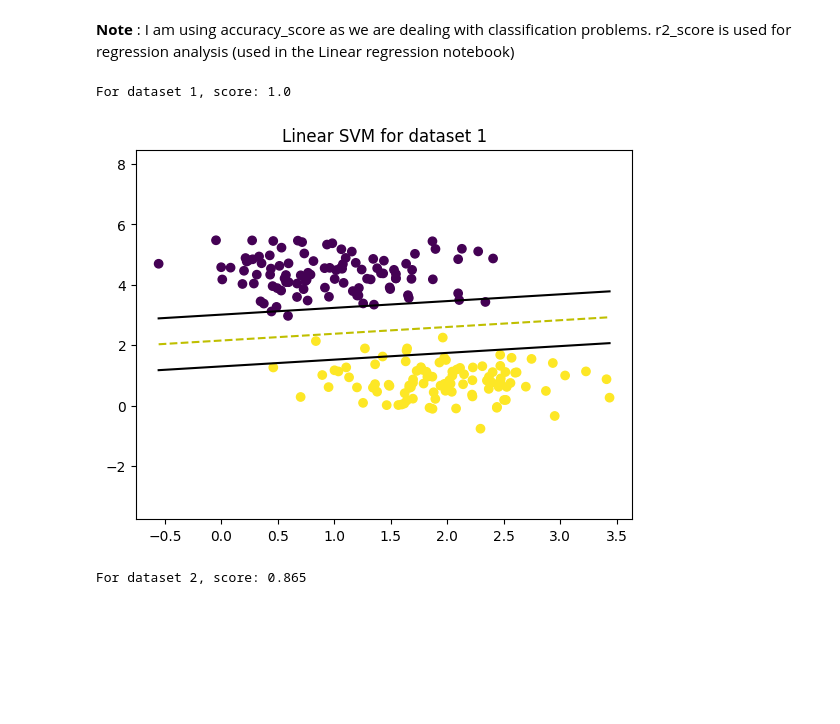
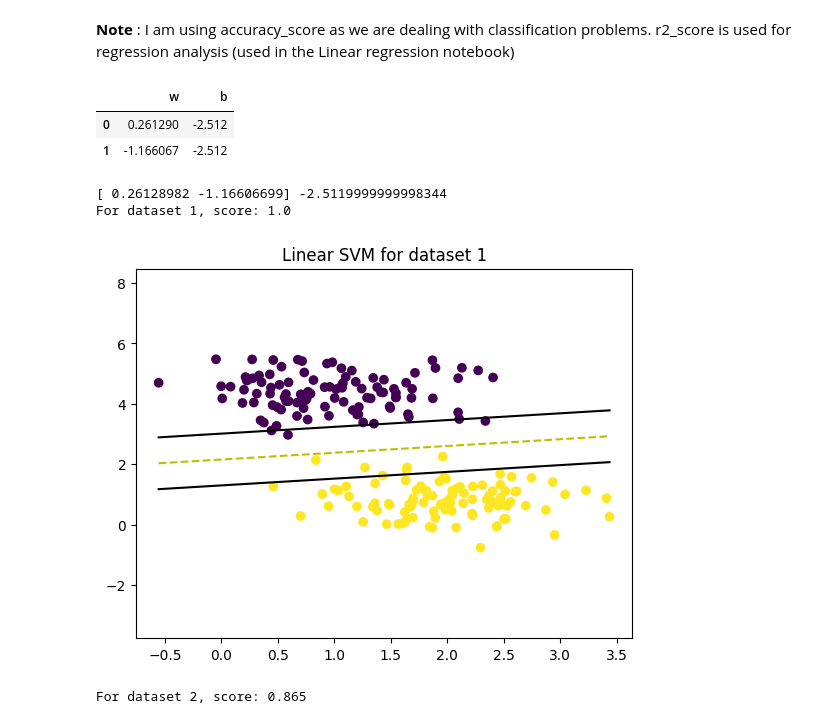
Before and after one commit to Akranth3/Parallel_SVM, a Jupyter notebook: code/svm-from-scratch.ipynb, the cells around one changed output. Saved outputs shown, nothing was run; the diff lists cells and outputs as text; code cells hidden in the pictures; blank space fills up the shorter version.

```diff
--- a/code/svm-from-scratch.ipynb
+++ b/code/svm-from-scratch.ipynb
@@ -308,9 +329,28 @@ r2_score is used for regression analysis (used in the Linear regression notebook
+# %%
+import matplotlib.pyplot as plt
+import pandas as pd
+import numpy as np
+
+# Read the data
+file_name = '../data/Two_class/data.csv'
+data = pd.read_csv(file_name)
+
+model_location = '../model/Two_class/model.csv'
+model = pd.read_csv(model_location)
+# %%
+model
+# %% [output]
+|  | w | b |
+| 0 | 0.261290 | -2.512 |
+| 1 | -1.166067 | -2.512 |
 # %%
 svm1 = SVM_soft_margin()
 w1,b1 = svm1.fit(X1,y1)
+print(w1, b1)
 print("For dataset 1, score:" ,accuracy_score(svm1.predict(X1),y1))
 plot_svm(X1, y1, w1, b1, title= 'Linear SVM for dataset 1')
 # %% [output]
+[ 0.26128982 -1.16606699] -2.5119999999998344
 For dataset 1, score: 1.0
 [figure]
 # %%
```
Also changed, not shown: parts of 4 cells of this notebook, 9 other files.
